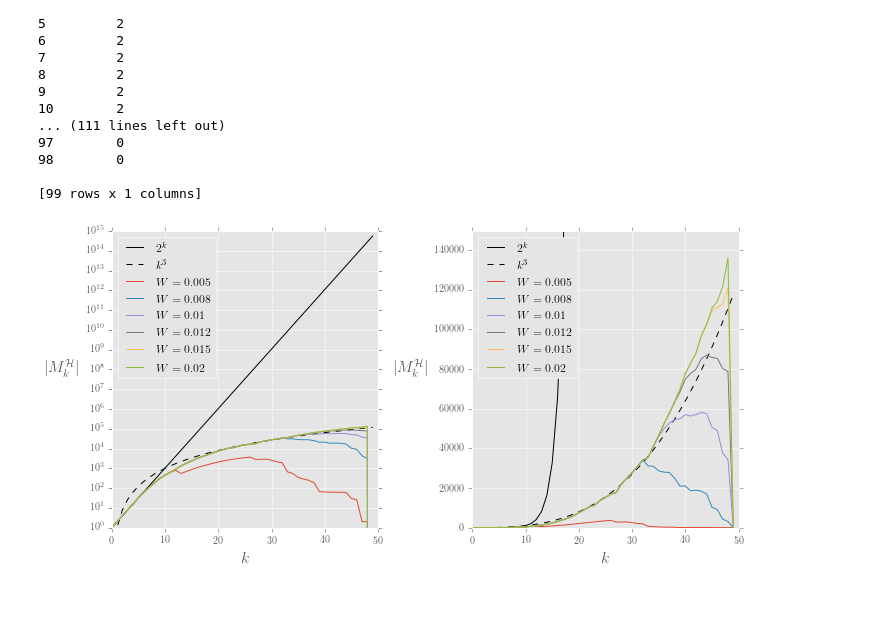
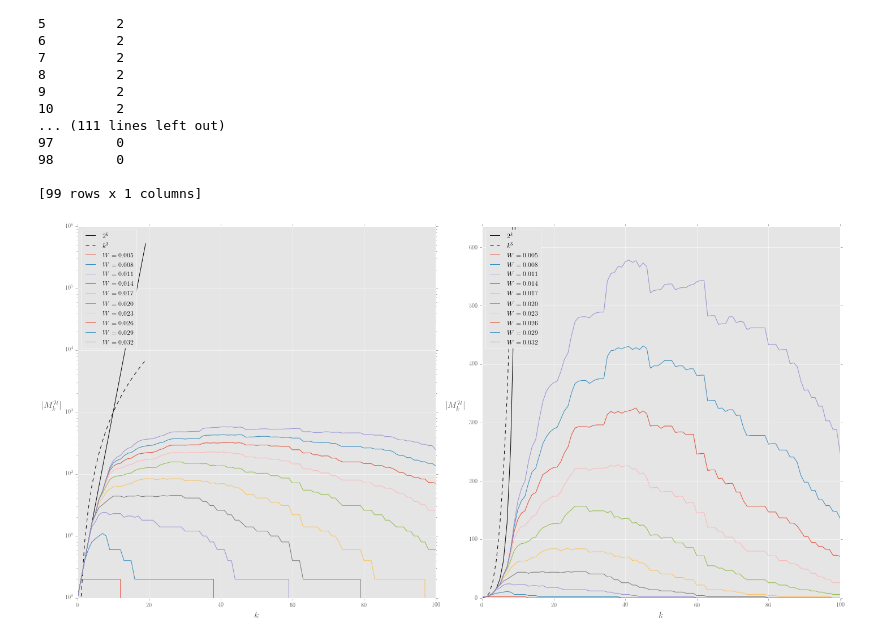
Before and after one commit to nareto/BPV, a Jupyter notebook: plot2-lenvisitlist.ipynb, the cells around one changed output. Saved outputs shown, nothing was run; the diff lists cells and outputs as text; code cells hidden in the pictures; blank space fills up the shorter version.

```diff
--- a/plot2-lenvisitlist.ipynb
+++ b/plot2-lenvisitlist.ipynb
@@ -18,13 +18,13 @@ N=15
 #Wvalues = [0.005,0.008,0.01,0.012,0.015,0.02, 0.025]
 #Wvalues = [0.005]
 minW = 0.005
-maxW = 0.025
+maxW = 0.035
 Wsteps = 10
 Wvalues = np.arange(minW,maxW,(maxW-minW)/Wsteps)
 
 colnames = []
 for W in Wvalues:
-    colnames.append('W={0}'.format(W))
+    colnames.append('W=%.3f' % (W))
 df = BPV.Data()
 df.read_csv("p.delviva.csv",False)
 df.df.sort_index(by="p",inplace=True,ascending=True)
@@ -38,33 +38,31 @@ for W,col in zip(Wvalues,colnames):
 
     prbl_pulp = BPV.BPV("pulp",df,N,W,time_solver=False)
     prbl_pulp.solve()
-    #prbl_pulp.pprint_solution()
+    prbl_pulp.pprint_solution()
 
     prbl_decH = BPV.BPV("decgraphH",df,N,W,time_solver=False)
     prbl_decH.solve()
     #cProfile.run('prbl.solve()',sort=1)
-    #prbl_decH.pprint_solution()
+    prbl_decH.pprint_solution()
 
     prbl_decW = BPV.BPV("decgraphW",df,N,W,time_solver=False)
     prbl_decW.solve()
     #cProfile.run('prbl.solve()',sort=1)
-    #prbl_decW.pprint_solution()
+    prbl_decW.pprint_solution()
 
     print("-----------------------------------")
     dec_visitlistH = prbl_decH.decgraph_len_visitlist
     dec_visitlistW = prbl_decW.decgraph_len_visitlist
 
-    print(len(dec_visitlistH))
-    for i in range(n, len(dec_visitlistH),-1):
+    for i in range(n+1, len(dec_visitlistH),-1):
         dec_visitlistH.append(0)
-    for i in range(n, len(dec_visitlistW),-1):
+    for i in range(n+1, len(dec_visitlistW),-1):
         dec_visitlistW.append(0)
     if firstiter:
         visitlistH=pd.DataFrame(dec_visitlistH, columns=[col])
         visitlistW=pd.DataFrame(dec_visitlistW, columns=[col])
         firstiter = False
     else:
-        print(len(dec_visitlistH))
         visitlistH[col] = dec_visitlistH
         visitlistW[col] = dec_visitlistW
 
@@ -111,58 +108,51 @@ print(visitlistH,visitlistW)
 98        0
 
 [99 rows x 1 columns]
-# %%
-fig, axes = plt.subplots(3,2,figsize=(12, 6), sharex='col', sharey='row')
-#fig.subplots_adjust(hspace=0.1, wspace=0.05)
-for ax,col in zip(axes.flat,visitlist.columns):
-    #ax.set_yscale('log')
-    ax.plot(visitlist[col])
-    ax.set_title(col)
 # %%
 #fig, axes = plt.subplots(3,2,figsize=(12, 12), sharex='col', sharey='row')
 #fig.subplots_adjust(hspace=0.1, wspace=0.05)
 matplotlib.style.use('ggplot')
 
-fig = plt.figure(figsize=(10,5))
+fig = plt.figure(figsize=(20,10))
 ax = plt.gca()
 _dpi = 250
 fig.dpi = _dpi
 label_size = 16
 plt.rc('text', usetex=True)
 plt.rc('font', family='serif')
-trange = np.arange(0,n,1,'int')
+trange = np.arange(0,20,1,'int')
 
 maxlen=0
-for col in visitlist.columns:
-    maxlen = max(maxlen, max(visitlist[col]))
+for col in visitlistH.columns:
+    maxlen = max(maxlen, max(visitlistH[col]))
 
 plt.subplot(1, 2, 1)
 #plt.ylim((0,maxlen*3))
 plt.yscale('log')
 plt.plot(trange,2**trange,'k',label='$2^k$')
 plt.plot(trange,trange**3,'k--',label='$k^3$')
-for col in visitlist.columns:
+for col in visitlistH.columns:
     #ax.set_yscale('log')
-    plt.plot(visitlist[col], label='$'+col+'$')
+    plt.plot(visitlistH[col], label='$'+col+'$')
     plt.legend(loc=2)
 plt.xlabel(r'$k$',fontsize=label_size)
 plt.ylabel(r'$|M_k^{\mathcal{H}}|$',rotation='horizontal', fontsize=label_size, horizontalalignment='right')
 
 
 plt.subplot(1, 2, 2)
 plt.ylim((0,maxlen*1.1))
 plt.yscale('linear')
 plt.plot(trange,2**trange,'k',label='$2^k$')
 plt.plot(trange,trange**3,'k--',label='$k^3$')
-for col in visitlist.columns:
+for col in visitlistH.columns:
     #ax.set_yscale('log')
-    plt.plot(visitlist[col], label='$'+col+'$')
+    plt.plot(visitlistH[col], label='$'+col+'$')
     plt.legend(loc=2)
 plt.xlabel(r'$k$',fontsize=label_size)
 plt.ylabel(r'$|M_k^{\mathcal{H}}|$',rotation='horizontal', fontsize=label_size, horizontalalignment='right')
 
 plt.tight_layout()
-plt.savefig("/home/renato/tesi/testogit/img/bpv-lenvisitlist.png",dpi=_dpi,bbox_inches='tight')
+#plt.savefig("/home/renato/tesi/testogit/img/bpv-lenvisitlist.png",dpi=_dpi,bbox_inches='tight')
 plt.show()
 # %% [output]
-[figure, old version]
+[figure, new version]
```
Also changed, not shown: parts of 3 cells of this notebook.
